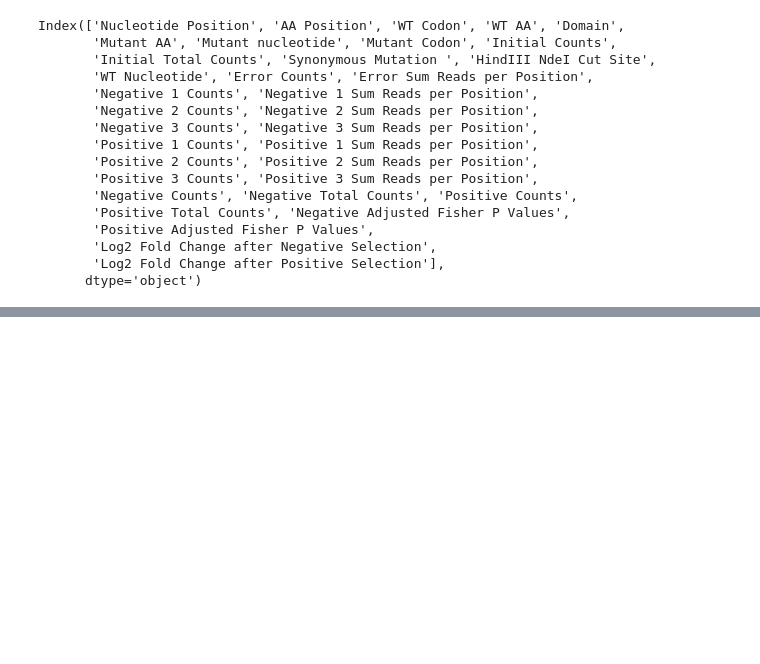
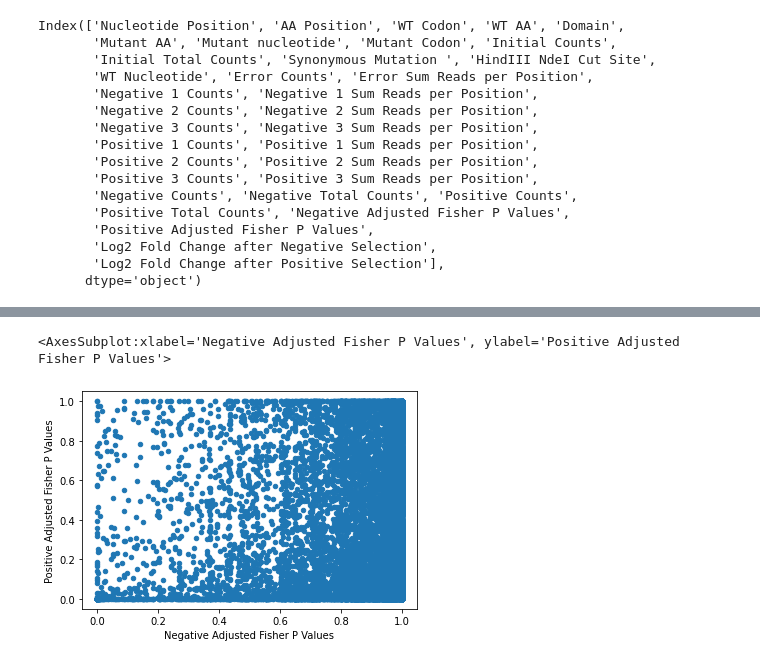
Before and after one commit to J-SNACKKB/FLIP, a Jupyter notebook: notebooks/1_csv_data.ipynb, the cells around one changed output, grey strips where cells are left out. Drawn from its saved outputs; the diff is of its cells as text; code cells hidden in the pictures; blank space fills up the shorter version.

```diff
--- a/notebooks/1_csv_data.ipynb
+++ b/notebooks/1_csv_data.ipynb
@@ -74,0 +93,8 @@ cas_all_counts[:3]
+# %%
+cas_all_counts.plot.scatter(
+    x="Negative Adjusted Fisher P Values",
+    y="Positive Adjusted Fisher P Values"
+)
+# %% [output]
+<AxesSubplot:xlabel='Negative Adjusted Fisher P Values', ylabel='Positive Adjusted Fisher P Values'>
+[figure, added]
```
Also changed, not shown: parts of 15 cells of this notebook, 3 other files.
